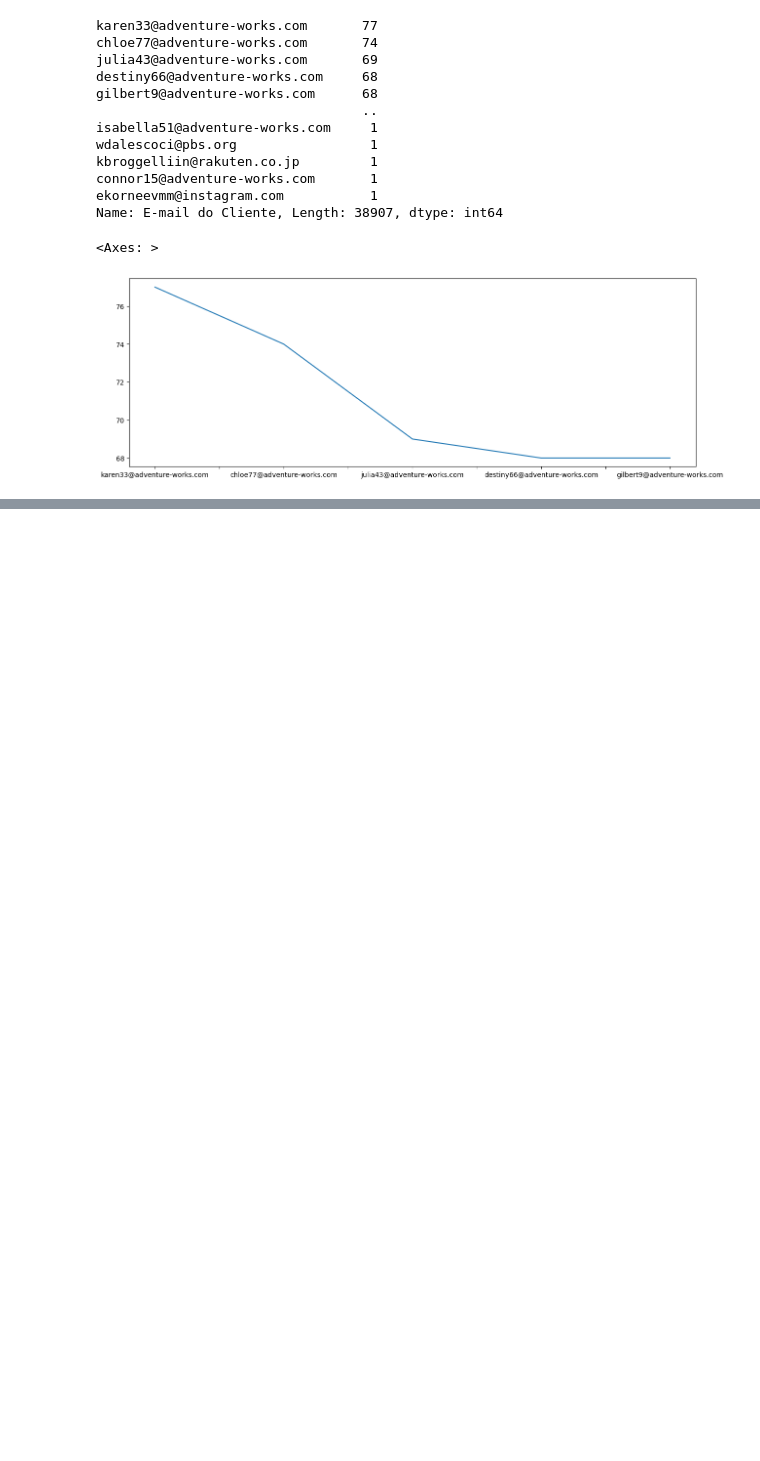
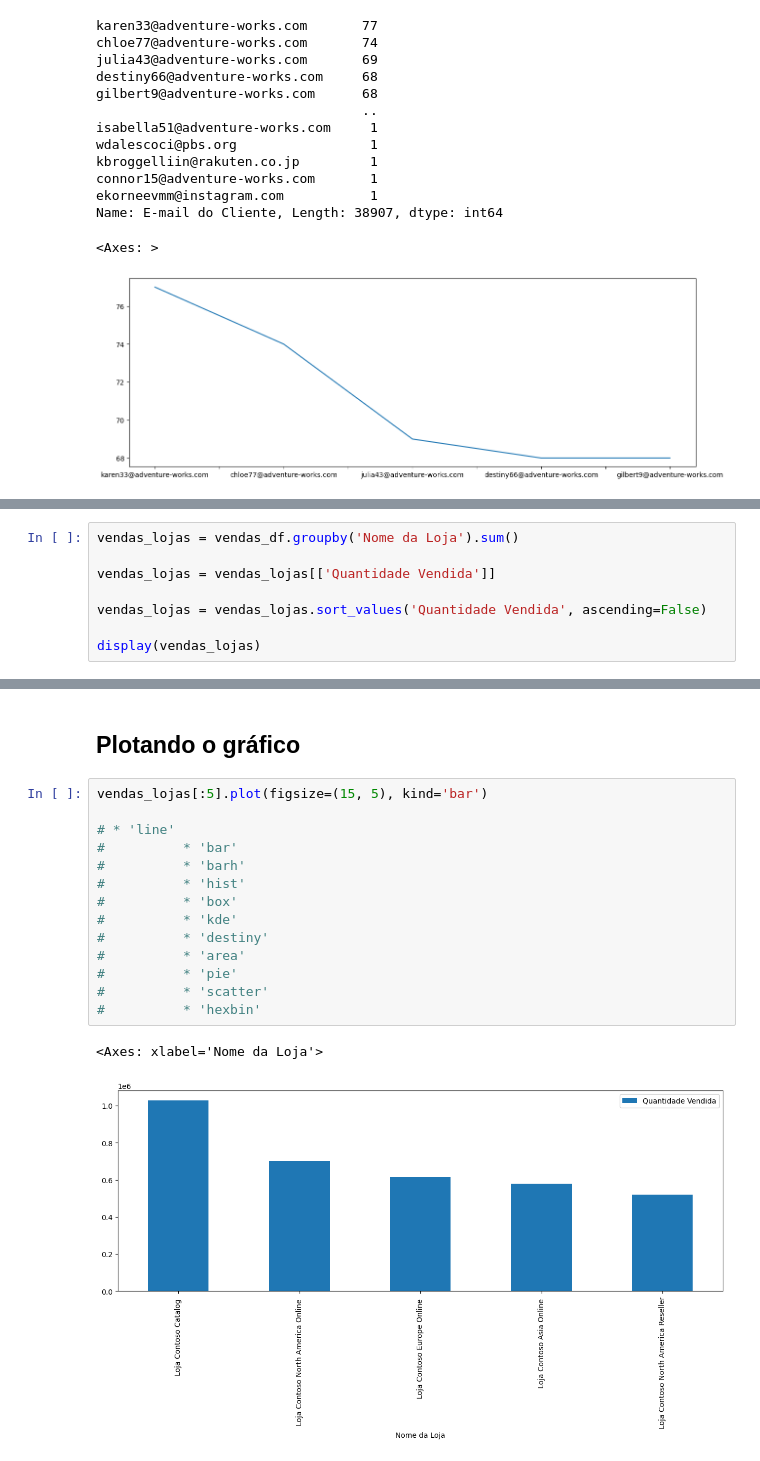
Before and after one commit to diego-smart-app/Estudo-com-analise-de-dados-com-pandas, a Jupyter notebook: Estudo PANDAS.ipynb, the cells around one changed output, grey strips where cells are left out. Drawn from its saved outputs; the diff is of its cells as text; blank space fills up the shorter version.

```diff
--- a/Estudo PANDAS.ipynb
+++ b/Estudo PANDAS.ipynb
@@ -370,0 +408,8 @@
+# %%
+vendas_lojas = vendas_df.groupby('Nome da Loja').sum()
+
+vendas_lojas = vendas_lojas[['Quantidade Vendida']]
+
+vendas_lojas = vendas_lojas.sort_values('Quantidade Vendida', ascending=False)
+
+display(vendas_lojas)
@@ -370,0 +431,19 @@
+# %% [markdown]
+## Plotando o gráfico
+# %%
+vendas_lojas[:5].plot(figsize=(15, 5), kind='bar')
+
+# * 'line'
+#          * 'bar'
+#          * 'barh'
+#          * 'hist'
+#          * 'box'
+#          * 'kde'
+#          * 'destiny'
+#          * 'area'
+#          * 'pie'
+#          * 'scatter'
+#          * 'hexbin'
+# %% [output]
+<Axes: xlabel='Nome da Loja'>
+[figure, added]
```
Also changed, not shown: parts of 4 cells of this notebook.
